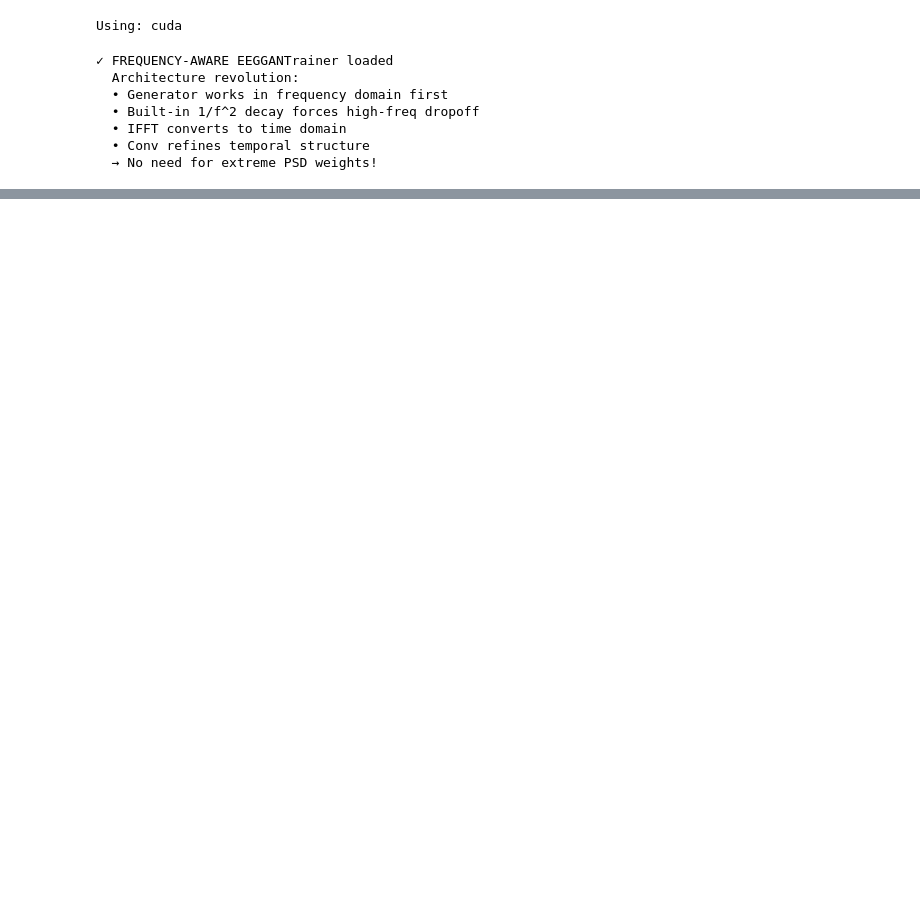
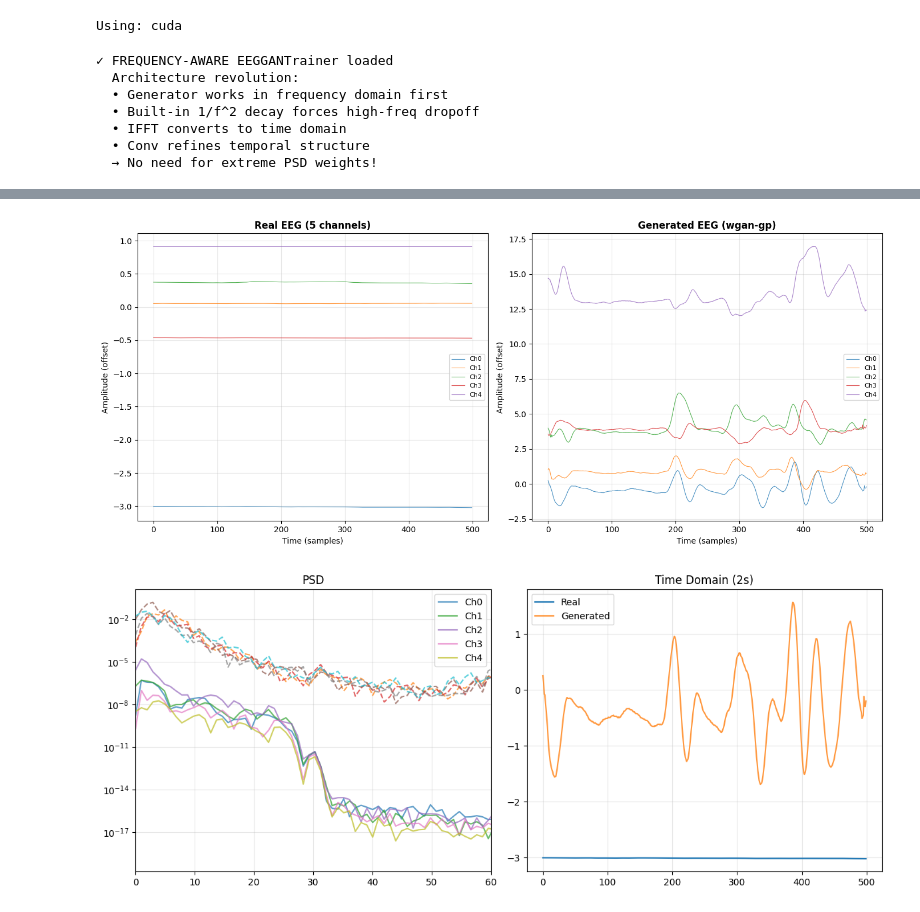
Before and after one commit to josephzhengg/amplab-digtwins, a Jupyter notebook: notebooks/joseph-nb/resting_state_gans.ipynb, the cells around one changed output, grey strips where cells are left out. Cells and saved outputs as stored; diff of their text form; code cells hidden in the pictures; blank space fills up the shorter version.

```diff
--- a/notebooks/joseph-nb/resting_state_gans.ipynb
+++ b/notebooks/joseph-nb/resting_state_gans.ipynb
@@ -630,3 +625,9 @@ RESULTS: 75.5/100 - Good ⭐⭐⭐⭐
+# %%
+trainer_open.plot_comparison(synthetic_open)
+trainer_open.plot_psd_comparison(synthetic_open)
+# %% [output]
+[figure, added]
+[figure, added]
 # %%
 # Train with WGAN-GP (now with PSD loss - smooth signals!)
 print(f"\n{'='*60}")
```
Also changed, not shown: parts of 4 cells of this notebook, 9 other files.
